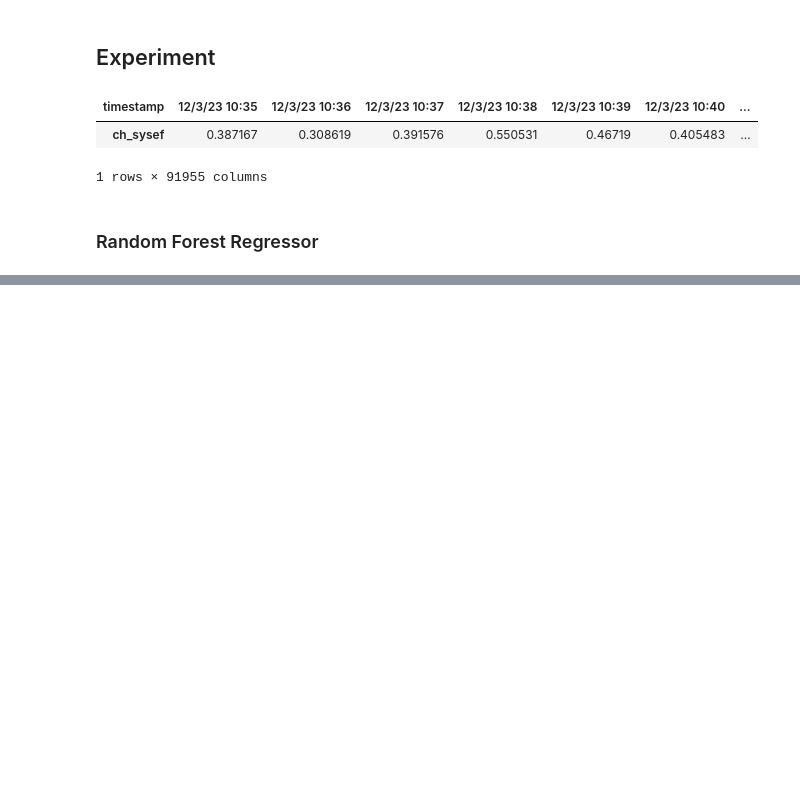
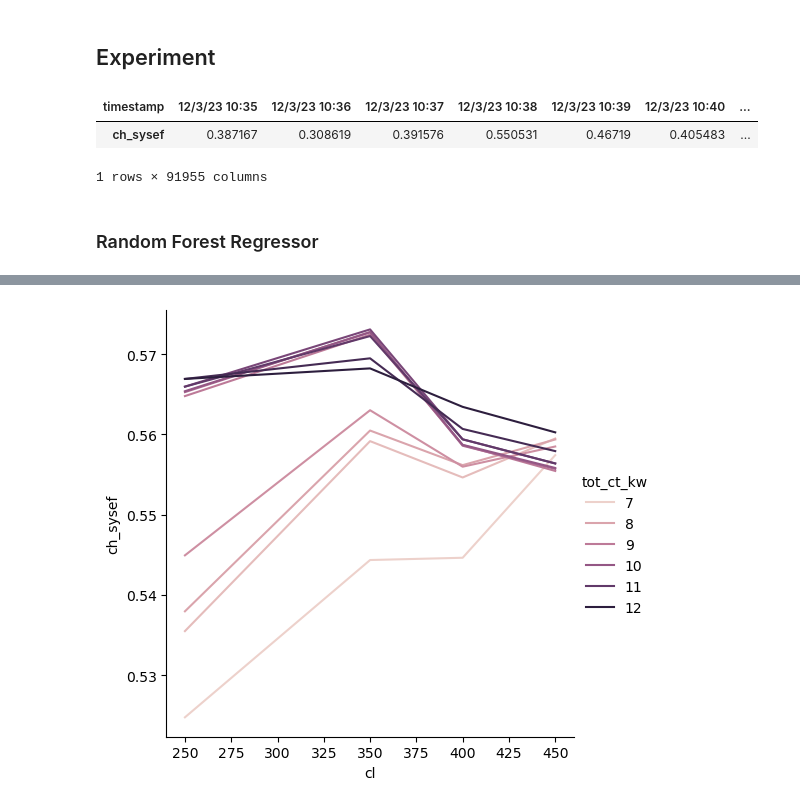
Before and after one commit to kaerintern/optimization, a Jupyter notebook: parklane_ch_sysef_pred.ipynb, the cells around one changed output, grey strips where cells are left out. Cells and saved outputs as stored; diff of their text form; code cells hidden in the pictures; blank space fills up the shorter version.

```diff
--- a/parklane_ch_sysef_pred.ipynb
+++ b/parklane_ch_sysef_pred.ipynb
@@ -65,0 +181,8 @@ y.transpose()
+# %%
+p = sns.relplot(
+    data=df[df['lift']==23], kind="line",
+    x="cl", y="ch_sysef",
+    hue="tot_ct_kw"
+)
+# %% [output]
+[figure, added]
```
Also changed, not shown: parts of 23 cells of this notebook.
